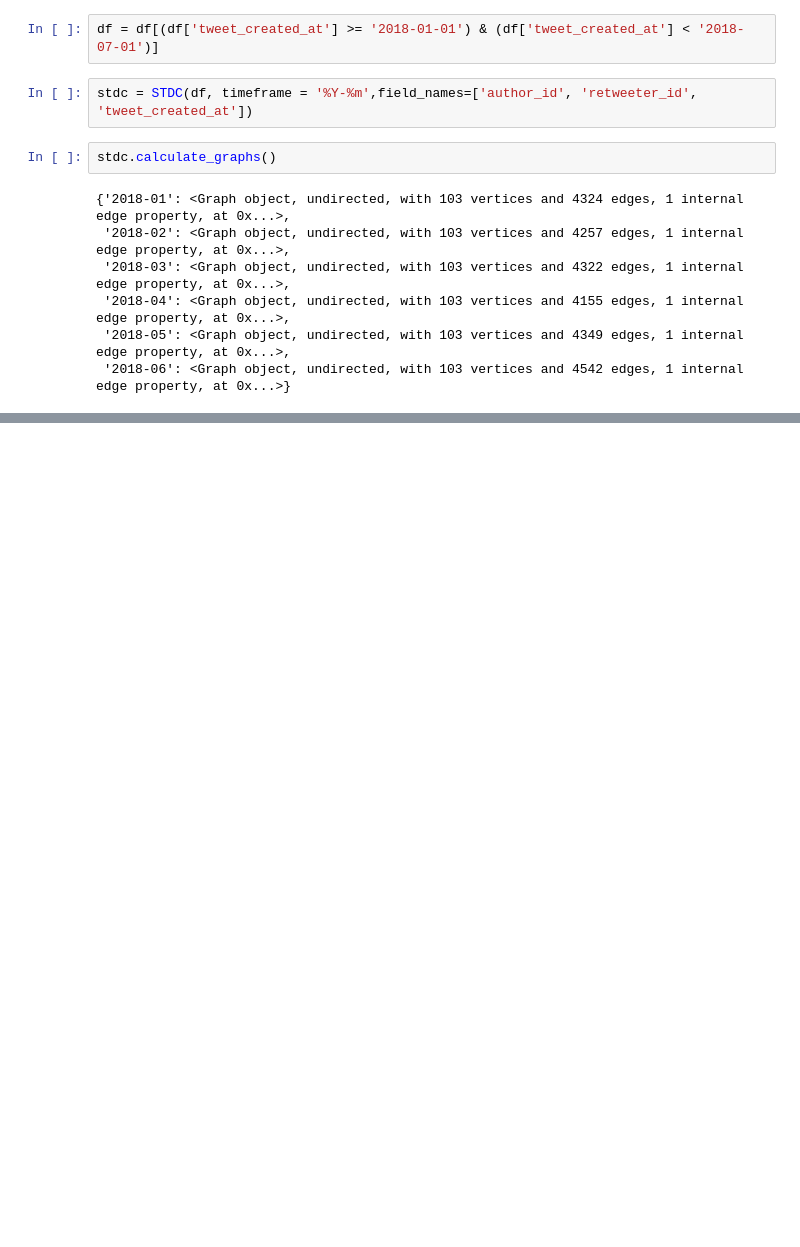
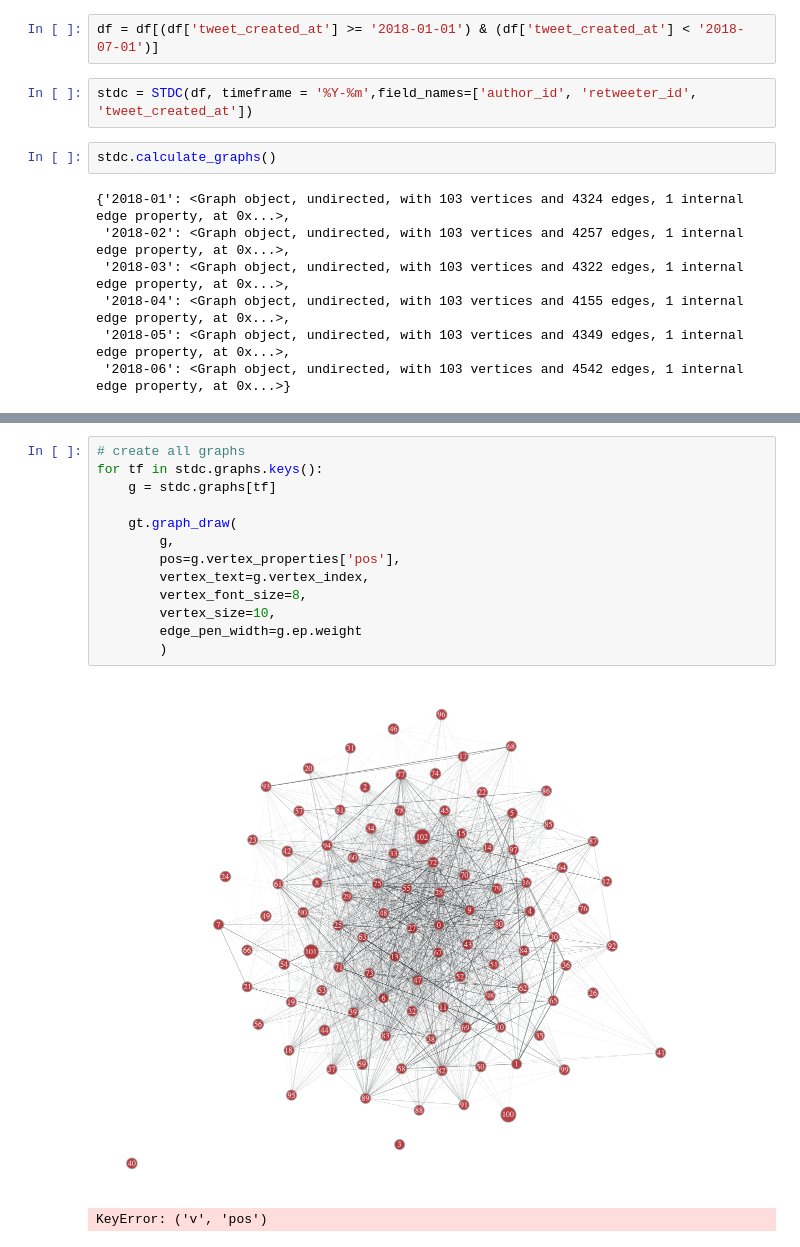
Before and after one commit to SonyCSLParis/STDL, a Jupyter notebook: STDL_test_juraj.ipynb, the cells around one changed output, grey strips where cells are left out. Saved outputs shown, nothing was run; the diff lists cells and outputs as text; blank space fills up the shorter version.

```diff
--- a/STDL_test_juraj.ipynb
+++ b/STDL_test_juraj.ipynb
@@ -74,0 +104,16 @@ stdc.calculate_aligned_reduced_positions()
+# %%
+# create all graphs
+for tf in stdc.graphs.keys():
+    g = stdc.graphs[tf]
+
+    gt.graph_draw(
+        g,
+        pos=g.vertex_properties['pos'],
+        vertex_text=g.vertex_index,
+        vertex_font_size=8,
+        vertex_size=10,
+        edge_pen_width=g.ep.weight
+        )
+# %% [output]
+[figure, added]
+KeyError: ('v', 'pos')
```
Also changed, not shown: parts of 14 cells of this notebook, 2 other files.
